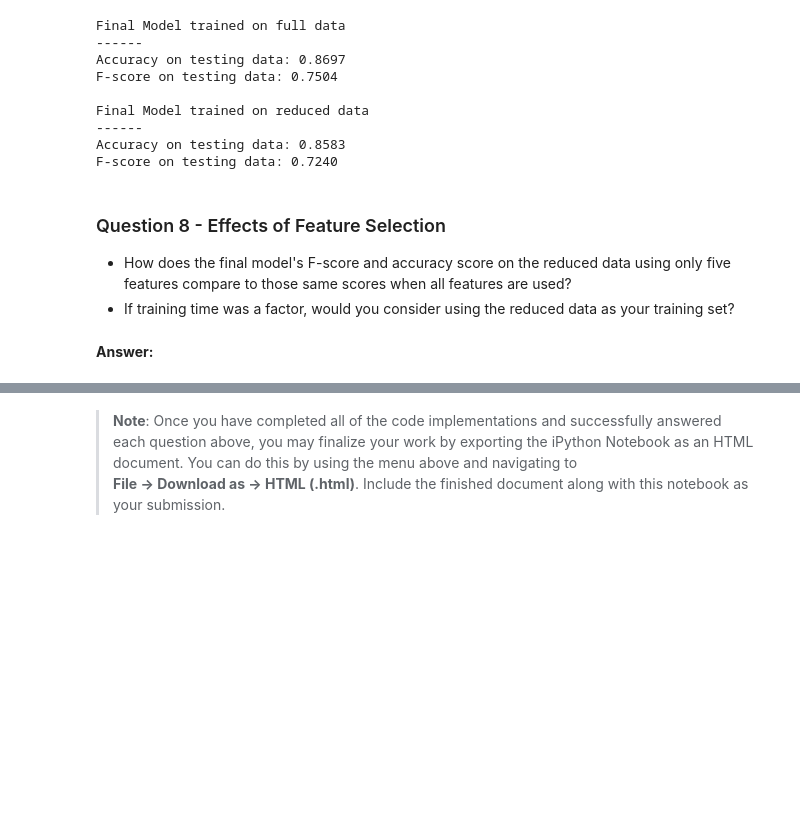
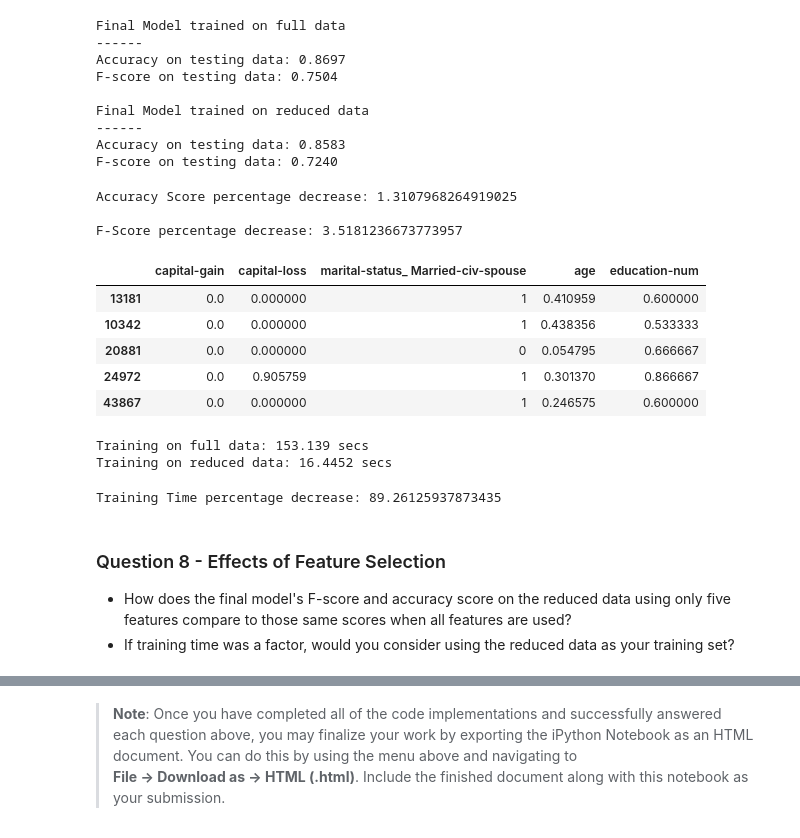
Before and after one commit to ObinnaTerry/finding_donors, a Jupyter notebook: finding_donors.ipynb, the cells around one changed output, grey strips where cells are left out. Cells and saved outputs as stored; diff of their text form; code cells hidden in the pictures; blank space fills up the shorter version.

```diff
--- a/finding_donors.ipynb
+++ b/finding_donors.ipynb
@@ -642,10 +711,51 @@ Final Model trained on reduced data
 ------
 Accuracy on testing data: 0.8583
 F-score on testing data: 0.7240
+# %%
+Accuracy_Decrease = 0.8697 - 0.8583
+Accuracy_Per_Decrease = (Accuracy_Decrease/0.8697)*100
+F_Decrease = 0.7504 - 0.7240
+F_Per_Decrease = (F_Decrease/0.7504)*100
+print(f'Accuracy Score percentage decrease: {Accuracy_Per_Decrease}\n')
+print(f'F-Score percentage decrease: {F_Per_Decrease}')
+# %% [output]
+Accuracy Score percentage decrease: 1.3107968264919025
+
+F-Score percentage decrease: 3.5181236673773957
+# %%
+# indices = np.argsort(importances)[::-1]
+# reduced_columns = X_train.columns.values[indices[0:5]]
+# X_reduced = X_train[reduced_columns]
+# X_reduced.head()
+X_train_reduced.head()
+# %% [output]
+|  | capital-gain | capital-loss | marital-status_ Married-civ-spouse | age | education-num |
+| 13181 | 0.0 | 0.000000 | 1 | 0.410959 | 0.600000 |
+| 10342 | 0.0 | 0.000000 | 1 | 0.438356 | 0.533333 |
+| 20881 | 0.0 | 0.000000 | 0 | 0.054795 | 0.666667 |
+| 24972 | 0.0 | 0.905759 | 1 | 0.301370 | 0.866667 |
+| 43867 | 0.0 | 0.000000 | 1 | 0.246575 | 0.600000 |
+# %%
+start = time()
+grid_obj.fit(X_train, y_train)
+end = time()
+print(f'Training on full data: {round(end-start, 4)} secs')
+
+start = time()
+grid_obj.fit(X_train_reduced, y_train)
+end = time()
+print(f'Training on reduced data: {round(end-start, 4)} secs')
+# %% [output]
+Training on full data: 153.139 secs
+Training on reduced data: 16.4452 secs
+# %%
+Time_Decrease = 153.139 - 16.4452
+Time_Per_Decrease = (Time_Decrease/153.139)*100
+print(f'Training Time percentage decrease: {Time_Per_Decrease}')
+# %% [output]
+Training Time percentage decrease: 89.26125937873435
 # %% [markdown]
 ### Question 8 - Effects of Feature Selection
 
 * How does the final model's F-score and accuracy score on the reduced data using only five features compare to those same scores when all features are used?
 * If training time was a factor, would you consider using the reduced data as your training set?
-# %% [markdown]
-**Answer:**
```
Also changed, not shown: parts of 18 cells of this notebook.
